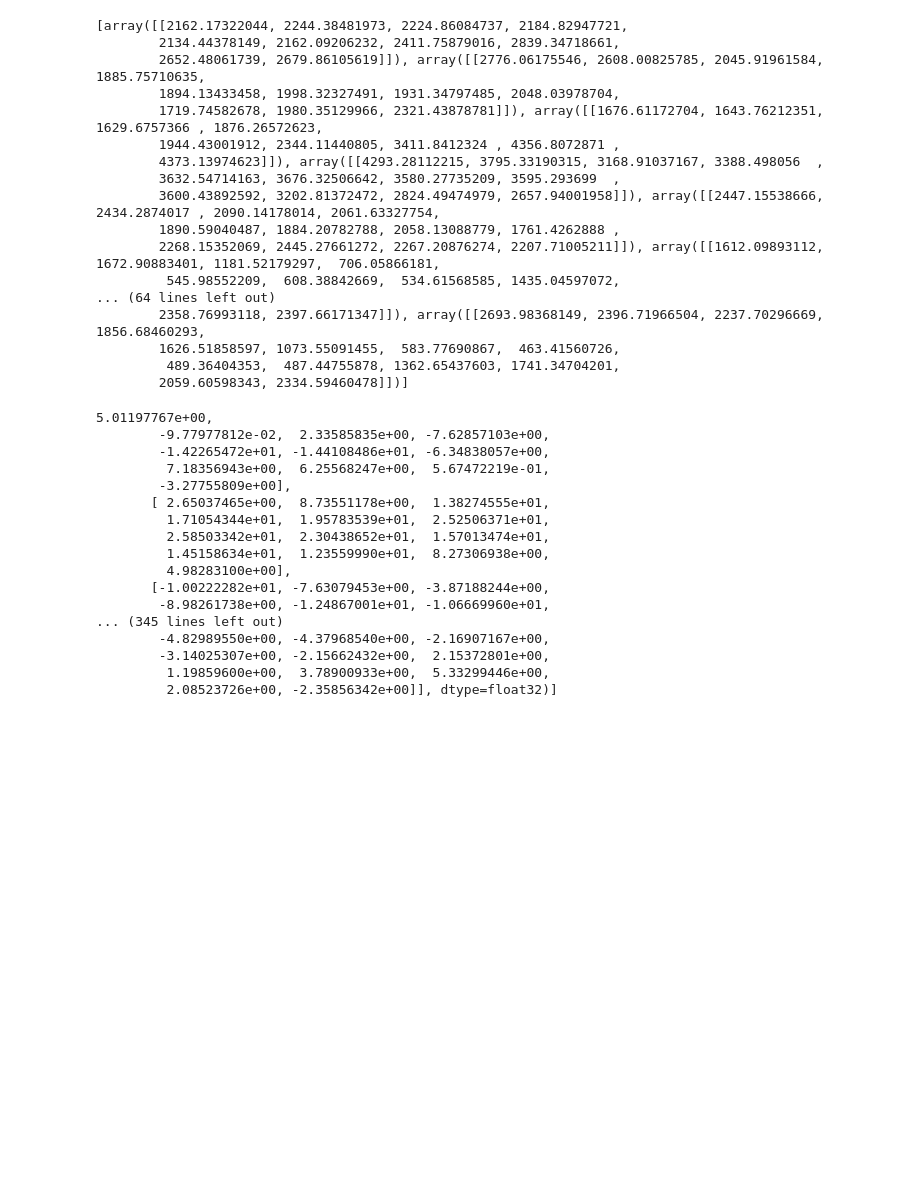
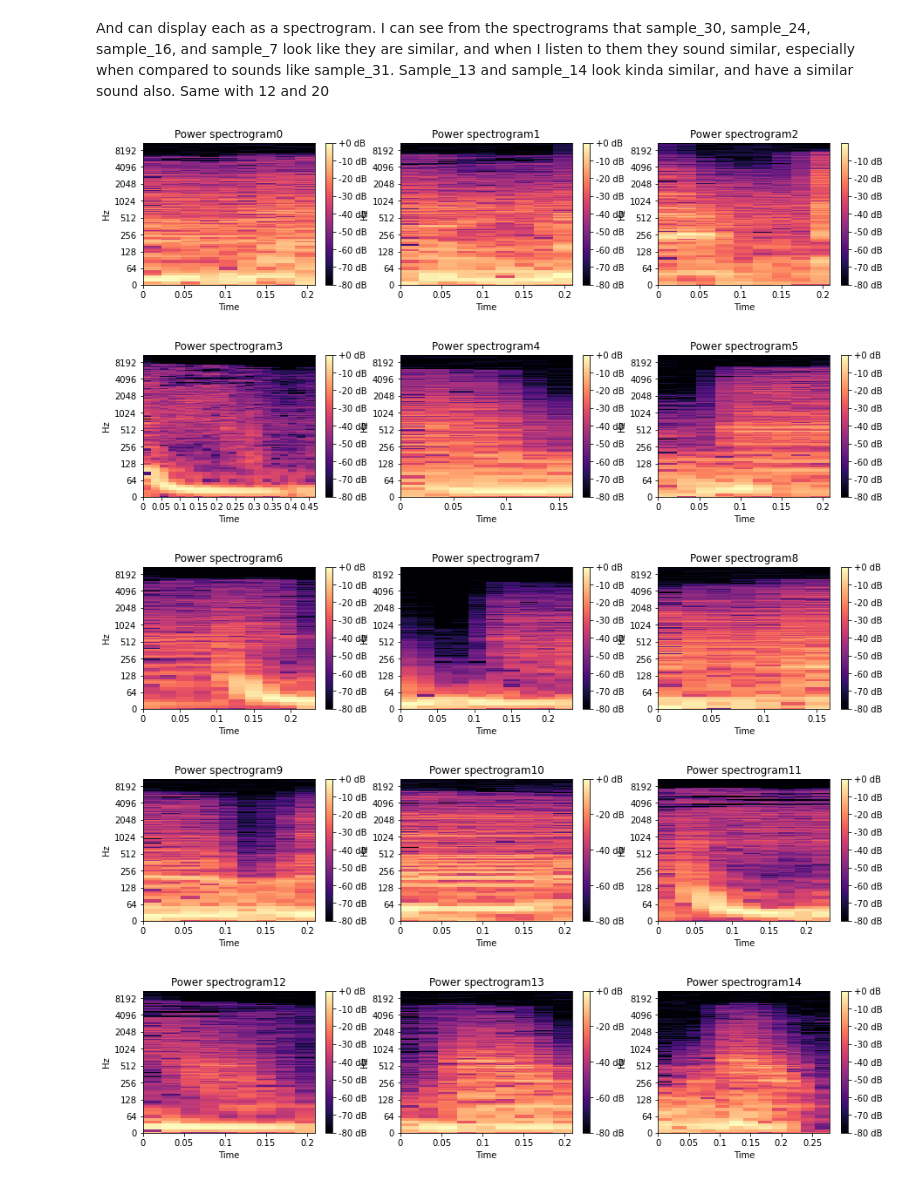
Before and after one commit to samgermain/sort_sounds_by_timbre, a Jupyter notebook: src/spectralFeatures.ipynb, the cells around one changed output. Drawn from its saved outputs; the diff is of its cells as text; code cells hidden in the pictures; blank space fills up the shorter version.

```diff
--- a/src/spectralFeatures.ipynb
+++ b/src/spectralFeatures.ipynb
@@ -26,5 +23,2 @@ The integers t and f can be converted to physical units by means of the utility
 # %%
-S = [np.abs(librosa.stft(y)) for y in transientSamples[0:3]]
-with open("S.txt", "w") as file:
-    file.write(S)
-print(S)
+S = [np.abs(librosa.stft(y)) for y in midiSamples]
@@ -73,6 +24,0 @@ magphase(D\[, power\]): Separate a complex-valued spectrogram D into its magnitu
-# %%
-for stft in range(len(S)):
-    fig, ax = plt.subplots()
-    img = librosa.display.specshow(librosa.amplitude_to_db(S[stft], ref=np.max), y_axis='log', x_axis='time', ax=ax)
-    ax.set_title('Power spectrogram' + str(stft))
-    fig.colorbar(img, ax=ax, format="%+2.0f dB")
@@ -102,42 +25,24 @@ print(rms)
-# %%
-centroids = [librosa.feature.spectral_centroid(y=y, sr=sr) for y in transientSamples]
-print(centroids)
-# %% [output]
-[array([[2162.17322044, 2244.38481973, 2224.86084737, 2184.82947721,
-        2134.44378149, 2162.09206232, 2411.75879016, 2839.34718661,
-        2652.48061739, 2679.86105619]]), array([[2776.06175546, 2608.00825785, 2045.91961584, 1885.75710635,
-        1894.13433458, 1998.32327491, 1931.34797485, 2048.03978704,
-        1719.74582678, 1980.35129966, 2321.43878781]]), array([[1676.61172704, 1643.76212351, 1629.6757366 , 1876.26572623,
-        1944.43001912, 2344.11440805, 3411.8412324 , 4356.8072871 ,
-        4373.13974623]]), array([[4293.28112215, 3795.33190315, 3168.91037167, 3388.498056  ,
-        3632.54714163, 3676.32506642, 3580.27735209, 3595.293699  ,
-        3600.43892592, 3202.81372472, 2824.49474979, 2657.94001958]]), array([[2447.15538666, 2434.2874017 , 2090.14178014, 2061.63327754,
-        1890.59040487, 1884.20782788, 2058.13088779, 1761.4262888 ,
-        2268.15352069, 2445.27661272, 2267.20876274, 2207.71005211]]), array([[1612.09893112, 1672.90883401, 1181.52179297,  706.05866181,
-         545.98552209,  608.38842669,  534.61568585, 1435.04597072,
-... (64 lines left out)
-        2358.76993118, 2397.66171347]]), array([[2693.98368149, 2396.71966504, 2237.70296669, 1856.68460293,
-        1626.51858597, 1073.55091455,  583.77690867,  463.41560726,
-         489.36404353,  487.44755878, 1362.65437603, 1741.34704201,
-        2059.60598343, 2334.59460478]])]
-# %%
-mfccs = [librosa.feature.mfcc(y=y, sr=sr) for y in transientSamples]
-print(mfccs)
-# %% [output]
-5.01197767e+00,
-        -9.77977812e-02,  2.33585835e+00, -7.62857103e+00,
-        -1.42265472e+01, -1.44108486e+01, -6.34838057e+00,
-         7.18356943e+00,  6.25568247e+00,  5.67472219e-01,
-        -3.27755809e+00],
-       [ 2.65037465e+00,  8.73551178e+00,  1.38274555e+01,
-         1.71054344e+01,  1.95783539e+01,  2.52506371e+01,
-         2.58503342e+01,  2.30438652e+01,  1.57013474e+01,
-         1.45158634e+01,  1.23559990e+01,  8.27306938e+00,
-         4.98283100e+00],
-       [-1.00222282e+01, -7.63079453e+00, -3.87188244e+00,
-        -8.98261738e+00, -1.24867001e+01, -1.06669960e+01,
-... (345 lines left out)
-        -4.82989550e+00, -4.37968540e+00, -2.16907167e+00,
-        -3.14025307e+00, -2.15662432e+00,  2.15372801e+00,
-         1.19859600e+00,  3.78900933e+00,  5.33299446e+00,
-         2.08523726e+00, -2.35856342e+00]], dtype=float32)]
+# %% [markdown]
+And can display each as a spectrogram. I can see from the spectrograms that sample_30, sample_24, sample_16, and sample_7 look like they are similar, and when I listen to them they sound similar, especially when compared to sounds like sample_31. Sample_13 and sample_14 look kinda similar, and have a similar sound also. Same with 12 and 20
+# %%
+for stft in range(0, len(S), 3):
+    fig, (ax1, ax2, ax3) = plt.subplots(1,3,figsize=(15,3))
+    img1 = librosa.display.specshow(librosa.amplitude_to_db(S[stft], ref=np.max), y_axis='log', x_axis='time', ax=ax1)
+    ax1.set_title('Power spectrogram' + str(stft))
+    fig.colorbar(img1, ax=ax1, format="%+2.0f dB")
+
+    if (stft+1 < len(S)):
+        img2 = librosa.display.specshow(librosa.amplitude_to_db(S[stft+1], ref=np.max), y_axis='log', x_axis='time', ax=ax2)
+        ax2.set_title('Power spectrogram' + str(stft+1))
+        fig.colorbar(img2, ax=ax2, format="%+2.0f dB")
+
+    if (stft+2 < len(S)):
+        img3 = librosa.display.specshow(librosa.amplitude_to_db(S[stft+2], ref=np.max), y_axis='log', x_axis='time', ax=ax3)
+        ax3.set_title('Power spectrogram' + str(stft+2))
+        fig.colorbar(img3, ax=ax3, format="%+2.0f dB")
+# %% [output]
+[figure, added]
+[figure, added]
+[figure, added]
+[figure, added]
+[figure, added]
```
Also changed, not shown: parts of 13 cells of this notebook, 35 other files.
